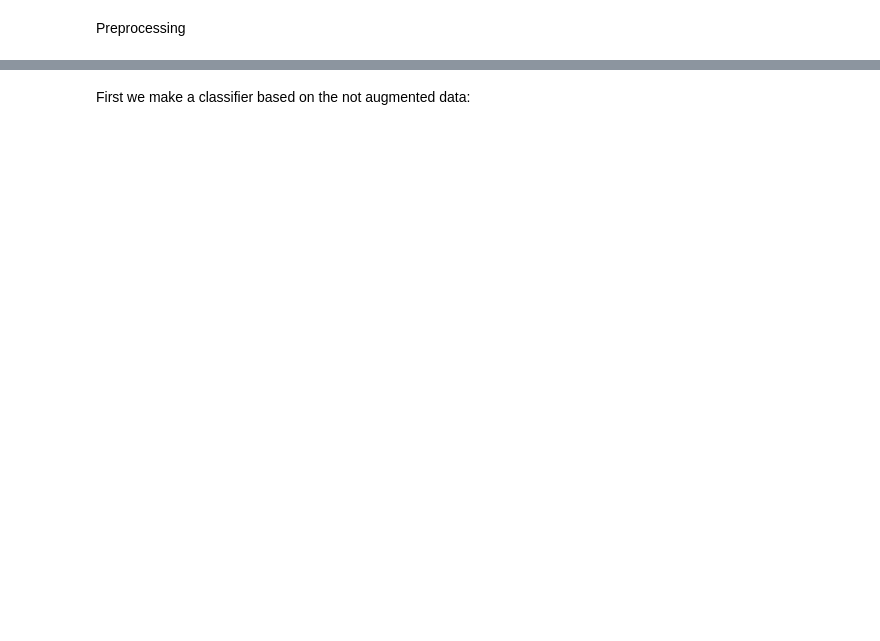
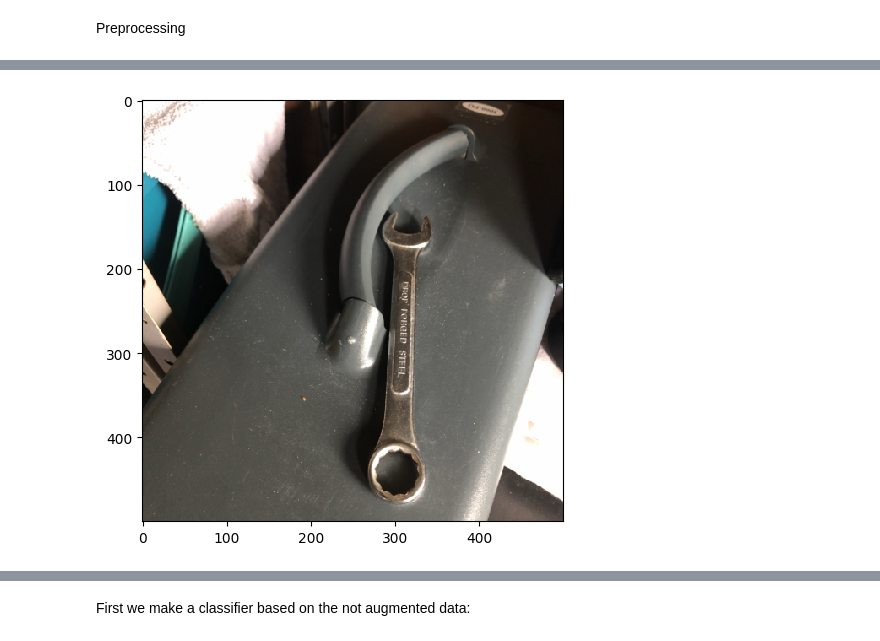
Before and after one commit to RobbeL-2056621/MLAss2, a Jupyter notebook: MLAss2.ipynb, the cells around one changed output, grey strips where cells are left out. Drawn from its saved outputs; the diff is of its cells as text; code cells hidden in the pictures; blank space fills up the shorter version.

```diff
--- a/MLAss2.ipynb
+++ b/MLAss2.ipynb
@@ -18,9 +18,10 @@ for folder in os.listdir("Datasets/unsynth"):
         # if nb >= 10:
         #     break
         img = ski.io.imread("Datasets/unsynth/" + folder + "/" + file)
-        imgResized = resize(img, (1000,1000))
+        imgResized = resize(img, (500,500))
         images.append(imgResized)
-        prep = imgResized.astype(float)
+        #prep = imgResized.astype(float)
+        prep = imgResized
         prep = np.ndarray.flatten(prep)
         data.append(prep)
         labels.append(label)
@@ -27,0 +52,8 @@ for folder in os.listdir("Datasets/unsynth"):
+# %%
+from matplotlib import pyplot as plt
+from skimage import io
+down_scaled_image = resize(images[0], (500, 500))
+io.imshow(down_scaled_image)
+plt.show()
+# %% [output]
+[figure, added]
```
Also changed, not shown: parts of 10 cells of this notebook.
